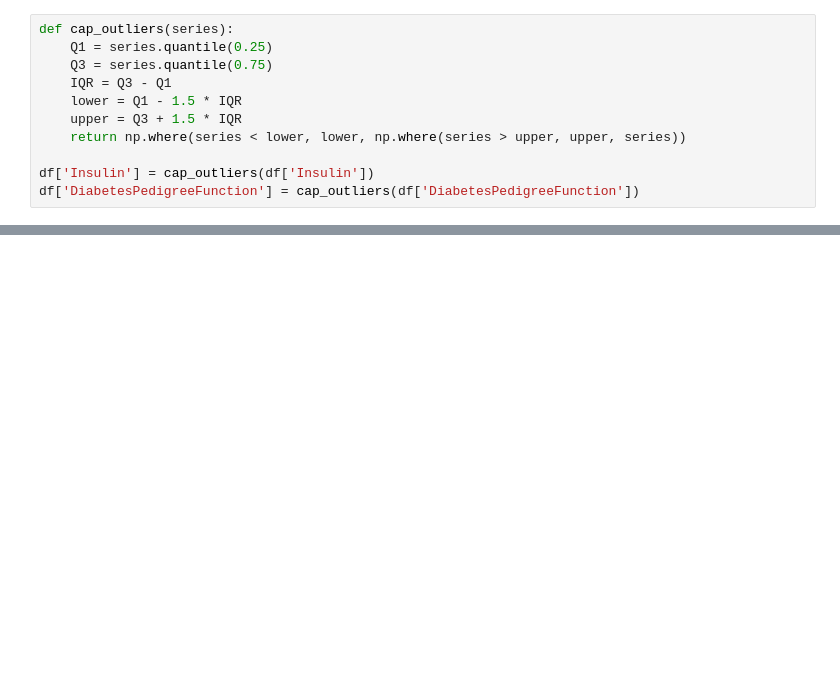
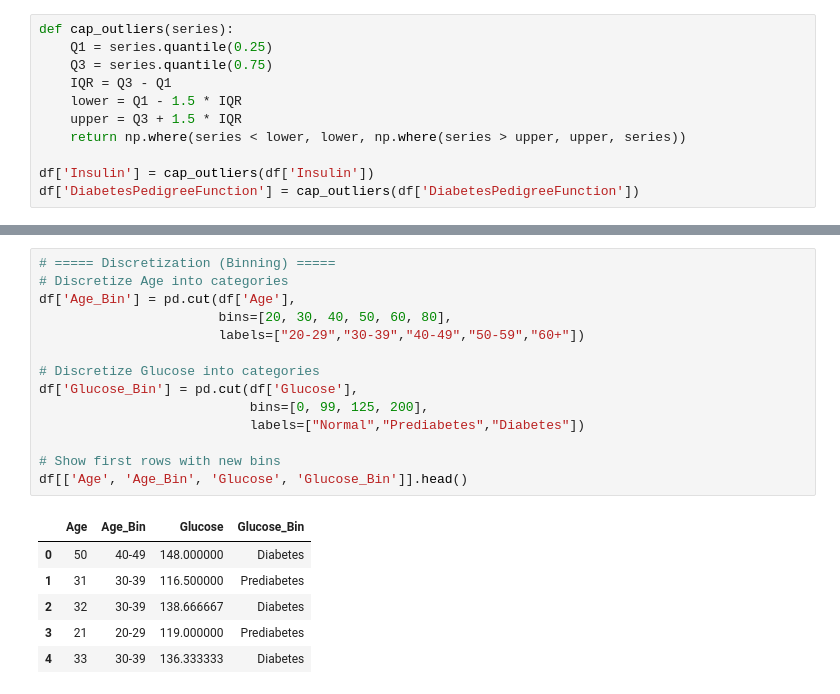
Before and after one commit to halaalduh/Diabetes-Prediction-using-Healthcare-Dataset, a Jupyter notebook: Phase2.ipynb, the cells around one changed output, grey strips where cells are left out. Saved outputs shown, nothing was run; the diff lists cells and outputs as text; blank space fills up the shorter version.

```diff
--- a/Phase2.ipynb
+++ b/Phase2.ipynb
@@ -243,0 +263,21 @@ df['DiabetesPedigreeFunction'] = cap_outliers(df['DiabetesPedigreeFunction'])
+# %%
+# ===== Discretization (Binning) =====
+# Discretize Age into categories
+df['Age_Bin'] = pd.cut(df['Age'],
+                       bins=[20, 30, 40, 50, 60, 80],
+                       labels=["20-29","30-39","40-49","50-59","60+"])
+
+# Discretize Glucose into categories
+df['Glucose_Bin'] = pd.cut(df['Glucose'],
+                           bins=[0, 99, 125, 200],
+                           labels=["Normal","Prediabetes","Diabetes"])
+
+# Show first rows with new bins
+df[['Age', 'Age_Bin', 'Glucose', 'Glucose_Bin']].head()
+# %% [output]
+|  | Age | Age_Bin | Glucose | Glucose_Bin |
+| 0 | 50 | 40-49 | 148.000000 | Diabetes |
+| 1 | 31 | 30-39 | 116.500000 | Prediabetes |
+| 2 | 32 | 30-39 | 138.666667 | Diabetes |
+| 3 | 21 | 20-29 | 119.000000 | Prediabetes |
+| 4 | 33 | 30-39 | 136.333333 | Diabetes |
```
Also changed, not shown: parts of 6 cells of this notebook.
